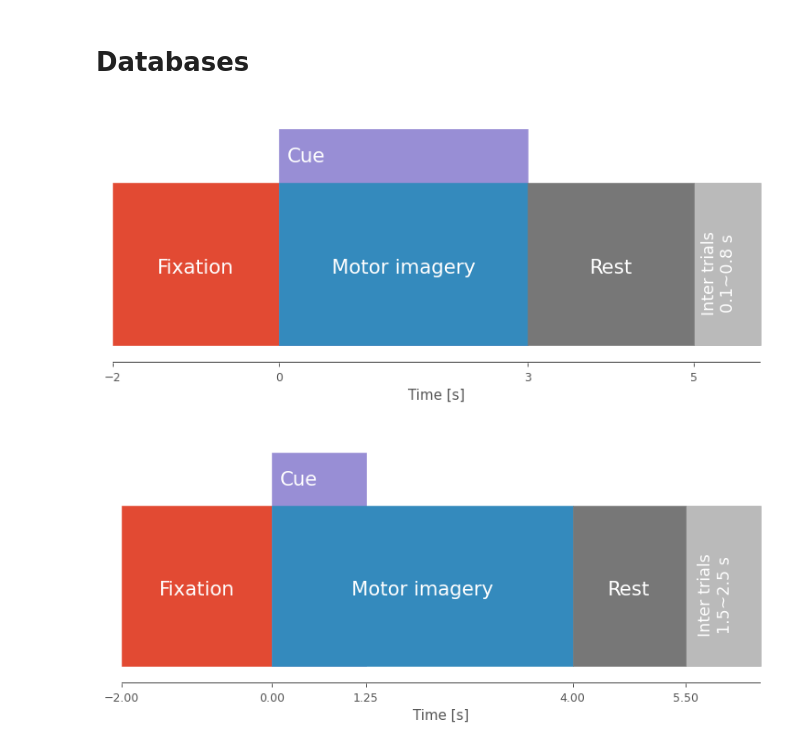
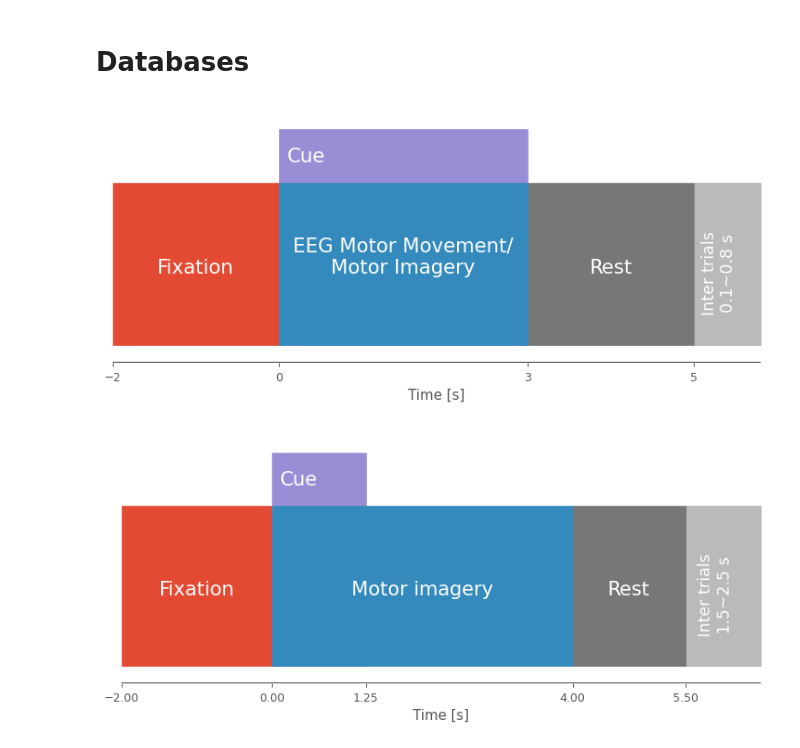
Before and after one commit to UN-GCPDS/python-gcpds.utils, a Jupyter notebook: docs/source/notebooks/anexos/A1-databases.ipynb, the cells around one changed output. Drawn from its saved outputs; the diff is of its cells as text; code cells hidden in the pictures.

```diff
--- a/docs/source/notebooks/anexos/A1-databases.ipynb
+++ b/docs/source/notebooks/anexos/A1-databases.ipynb
@@ -98,19 +98,21 @@ def build_paradigm(title, data):
 # %%
 data = {
 
     'fixation': [-2, 0],
-    'mi': [0, 3],
+#     'mi': [0, 3],
     'cue': [0, 3],
     'rest': [3, 5],
     'inter_trials': ([5, 5.8], '0.1~0.8 s'),
+    'custom': [([0, 3], 'EEG Motor Movement/\nMotor Imagery', 'C1'),
+              ],
 
 }
 
 fig = plt.figure(figsize=(10, 4), dpi=90)
 build_paradigm('GIGA', data)
 fig.savefig('../images/giga.png')
 # %% [output]
-[figure, old version]
+[figure, new version]
 # %%
 data = {
 
```
Also changed, not shown: 17 other files.
